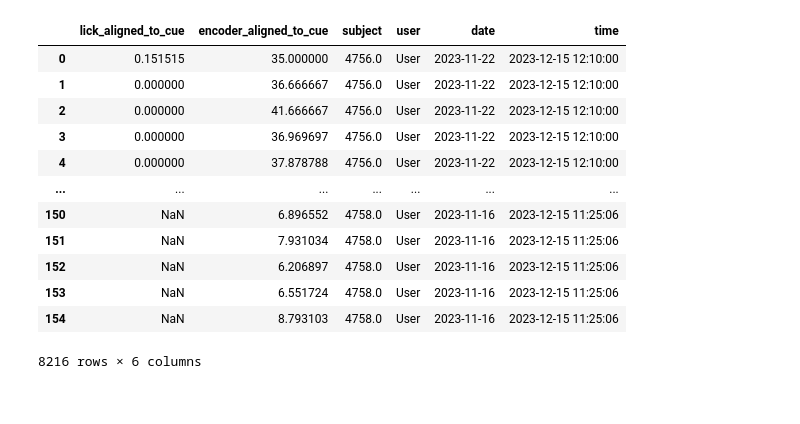
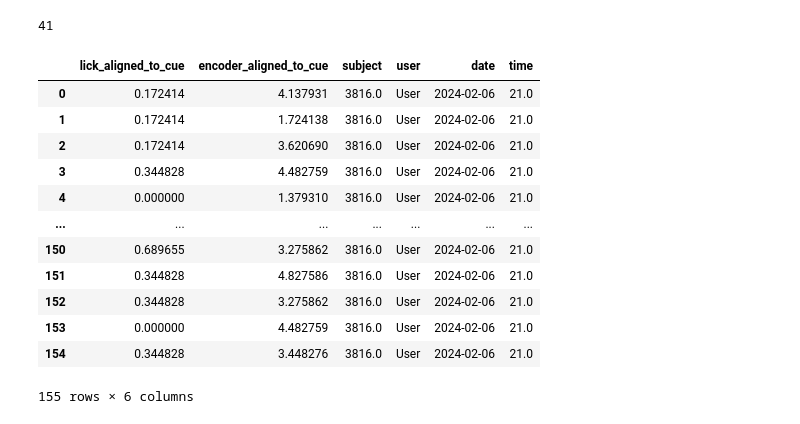
Before and after one commit to Mschaid/ENIGMA, a Jupyter notebook: notebooks/development/pav_dev.ipynb, the cells around one changed output. Drawn from its saved outputs; the diff is of its cells as text; code cells hidden in the pictures.

```diff
--- a/notebooks/development/pav_dev.ipynb
+++ b/notebooks/development/pav_dev.ipynb
@@ -56,20 +39,25 @@ files = configs.data_path.rglob('*processed_data.parquet')
 from src.data_processing.processors.guppy_processors.aggregators import BehaviorAggregationStrategy, aggregate_data
 aggregate_data(configs, BehaviorAggregationStrategy)
 # %%
-df = pd.read_parquet(
-    '/Volumes/fsmresfiles/Basic_Sciences/Phys/Lerner_Lab_tnl2633/Shudi/LHA_dopamine/analyzed_photometry/cohort_1/aggregated_data/aggregated_behavior_data.parquet')
-df
+df = pd.read_parquet('/Volumes/fsmresfiles/Basic_Sciences/Phys/Lerner_Lab_tnl2633/Mike/LHA_dopamine/LH_NAC_Headfix_FP/Photometry/Pav Training/claire_cohort/analyzed_data/aggregated_data/aggregated_behavior_data.parquet')
-# %% [output]
-|  | lick_aligned_to_cue | encoder_aligned_to_cue | subject | user | date | time |
-| 0 | 0.151515 | 35.000000 | 4756.0 | User | 2023-11-22 | 2023-12-15 12:10:00 |
-| 1 | 0.000000 | 36.666667 | 4756.0 | User | 2023-11-22 | 2023-12-15 12:10:00 |
-| 2 | 0.000000 | 41.666667 | 4756.0 | User | 2023-11-22 | 2023-12-15 12:10:00 |
-| 3 | 0.000000 | 36.969697 | 4756.0 | User | 2023-11-22 | 2023-12-15 12:10:00 |
-| 4 | 0.000000 | 37.878788 | 4756.0 | User | 2023-11-22 | 2023-12-15 12:10:00 |
-| ... | ... | ... | ... | ... | ... | ... |
-| 150 | NaN | 6.896552 | 4758.0 | User | 2023-11-16 | 2023-12-15 11:25:06 |
-| 151 | NaN | 7.931034 | 4758.0 | User | 2023-11-16 | 2023-12-15 11:25:06 |
-| 152 | NaN | 6.206897 | 4758.0 | User | 2023-11-16 | 2023-12-15 11:25:06 |
-| 153 | NaN | 6.551724 | 4758.0 | User | 2023-11-16 | 2023-12-15 11:25:06 |
-| 154 | NaN | 8.793103 | 4758.0 | User | 2023-11-16 | 2023-12-15 11:25:06 |
-8216 rows × 6 columns
+# %%
+df.time.nunique()
+# %% [output]
+41
+# %%
+test_df = df.reset_index(drop = True).query("subject == 3816 & date == '2024-02-06'")
+test_df
+# %% [output]
+|  | lick_aligned_to_cue | encoder_aligned_to_cue | subject | user | date | time |
+| 0 | 0.172414 | 4.137931 | 3816.0 | User | 2024-02-06 | 21.0 |
+| 1 | 0.172414 | 1.724138 | 3816.0 | User | 2024-02-06 | 21.0 |
+| 2 | 0.172414 | 3.620690 | 3816.0 | User | 2024-02-06 | 21.0 |
+| 3 | 0.344828 | 4.482759 | 3816.0 | User | 2024-02-06 | 21.0 |
+| 4 | 0.000000 | 1.379310 | 3816.0 | User | 2024-02-06 | 21.0 |
+| ... | ... | ... | ... | ... | ... | ... |
+| 150 | 0.689655 | 3.275862 | 3816.0 | User | 2024-02-06 | 21.0 |
+| 151 | 0.344828 | 4.827586 | 3816.0 | User | 2024-02-06 | 21.0 |
+| 152 | 0.344828 | 3.275862 | 3816.0 | User | 2024-02-06 | 21.0 |
+| 153 | 0.000000 | 4.482759 | 3816.0 | User | 2024-02-06 | 21.0 |
+| 154 | 0.344828 | 3.448276 | 3816.0 | User | 2024-02-06 | 21.0 |
+155 rows × 6 columns
```
Also changed, not shown: parts of 6 cells of this notebook.
